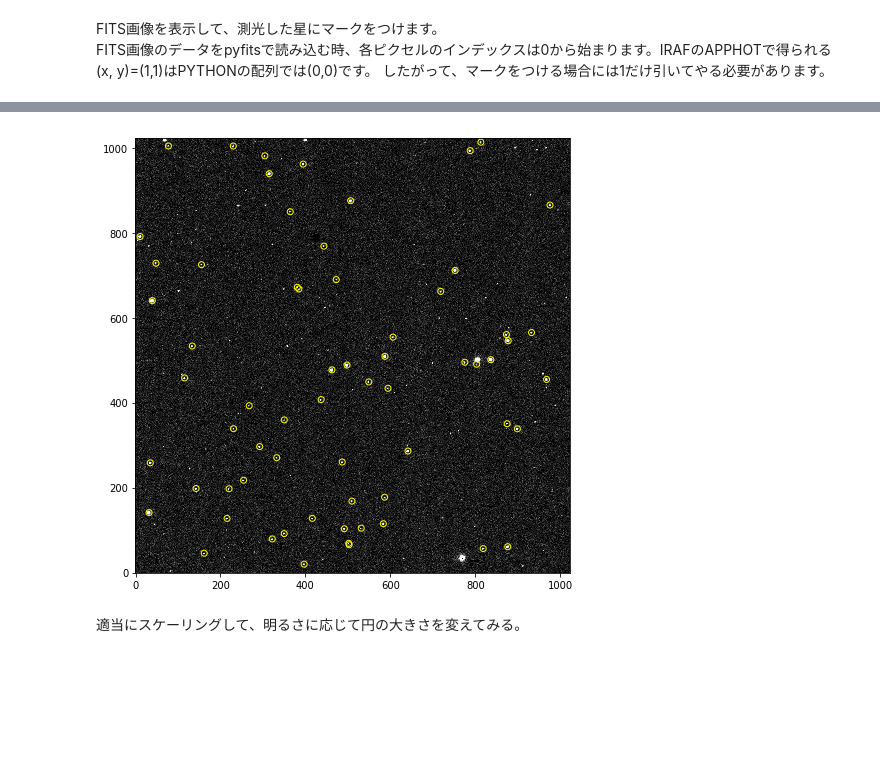
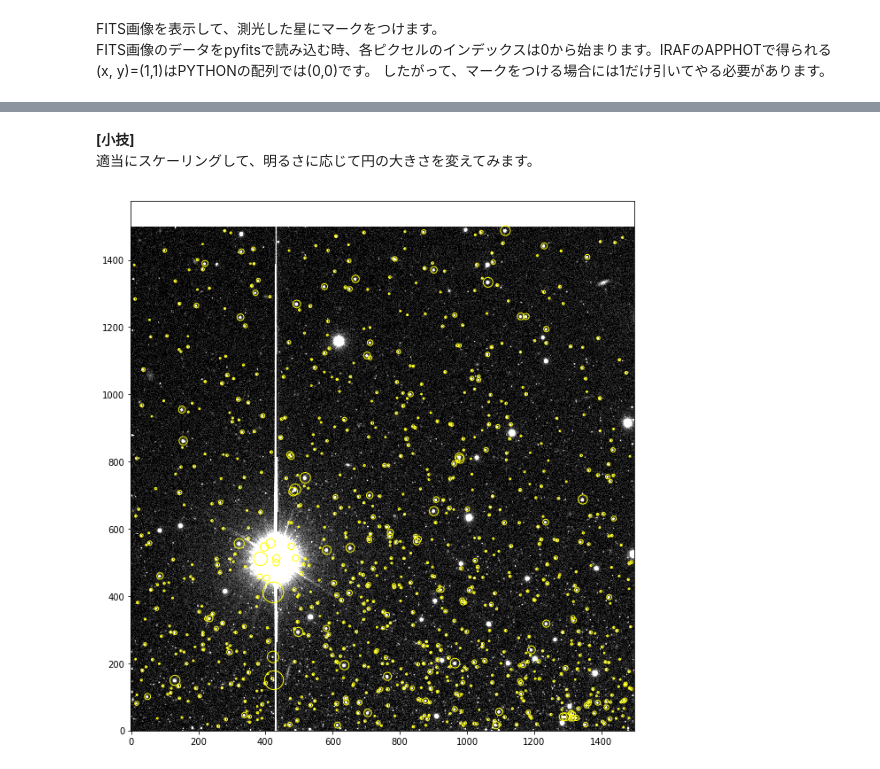
Before and after one commit to yas-nakajima/adc2017python, a Jupyter notebook: course5_IRAF_apphot.ipynb, the cells around one changed output, grey strips where cells are left out. Cells and saved outputs as stored; diff of their text form; code cells hidden in the pictures; blank space fills up the shorter version.

```diff
--- a/course5_IRAF_apphot.ipynb
+++ b/course5_IRAF_apphot.ipynb
@@ -40,0 +62,3 @@ print (med, stddev)
+# %%
+data = fits.getdata('iM15n5trim.fits')
+np.median(data)
@@ -40,0 +67,10 @@ print (med, stddev)
+# %%
+xx = np.where((data > 3000) & (data < 5000))
+med = np.median(data[xx])
+std = np.std(data[xx])
+
+for i in range(5):
+    xx = np.where((data > med - 3 * std) & (data < med + 3 * std))
+    med = np.median(data[xx])
+    std = np.std(data[xx])
+    print ('{:.2f} {:.2f}'.format(med, std))
@@ -131,4 +151,4 @@ FITS画像のデータをpyfitsで読み込む時、各ピクセルのインデ
 xcoo = xymag[:, 0] - 1
 ycoo = xymag[:, 1] - 1
 # %%
-data = pyfits.getdata(targetfits)
+imdata = fits.getdata(targetfits)
@@ -135,9 +162,12 @@ data = pyfits.getdata(targetfits)
+# %% [markdown]
+**[小技]**
+適当にスケーリングして、明るさに応じて円の大きさを変えてみます。
+# %%
+plotsize = pow(10, -0.4 * mag) * 1.0e8 * 5
 # %%
-plt.figure(figsize=(8, 8))
-plt.imshow(data, plt.cm.gray, vmin=med - stddev, vmax = med + 10 * stddev, origin='lower', interpolation='none')
-plt.scatter(xcoo, ycoo, edgecolors='yellow', facecolors='none')
+plt.figure(figsize=(11, 11))
+plt.imshow(imdata, plt.cm.gray, vmin=med - std, vmax = med + 10 * std, origin='lower', interpolation='none')
+plt.scatter(xcoo, ycoo, s=plotsize, edgecolors='yellow', facecolors='none')
 plt.show()
 # %% [output]
-[figure, old version]
+[figure, new version]
-# %% [markdown]
-適当にスケーリングして、明るさに応じて円の大きさを変えてみる。
```
Also changed, not shown: parts of 69 cells of this notebook.
